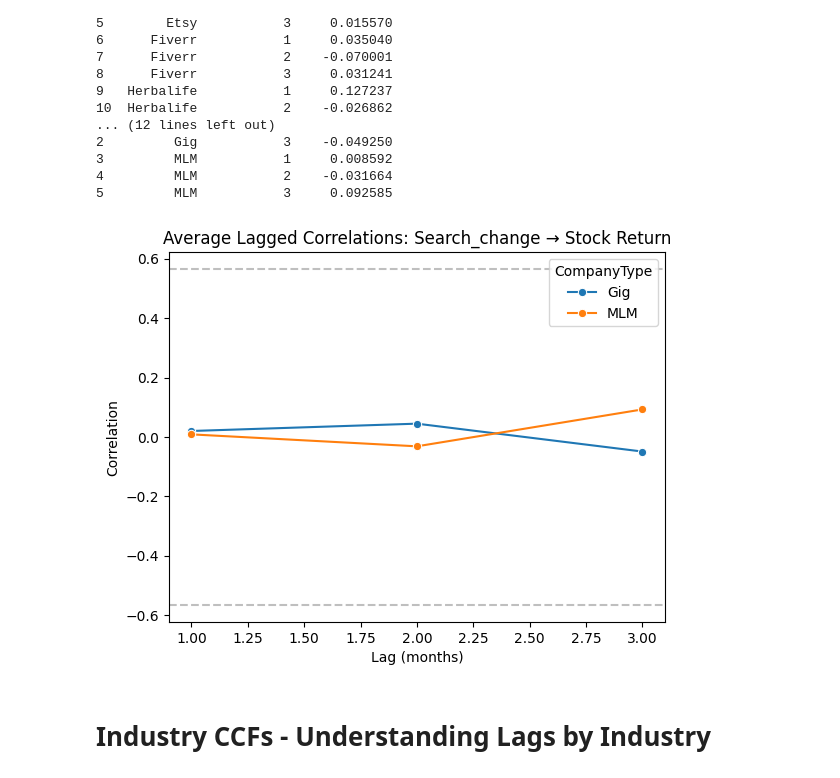
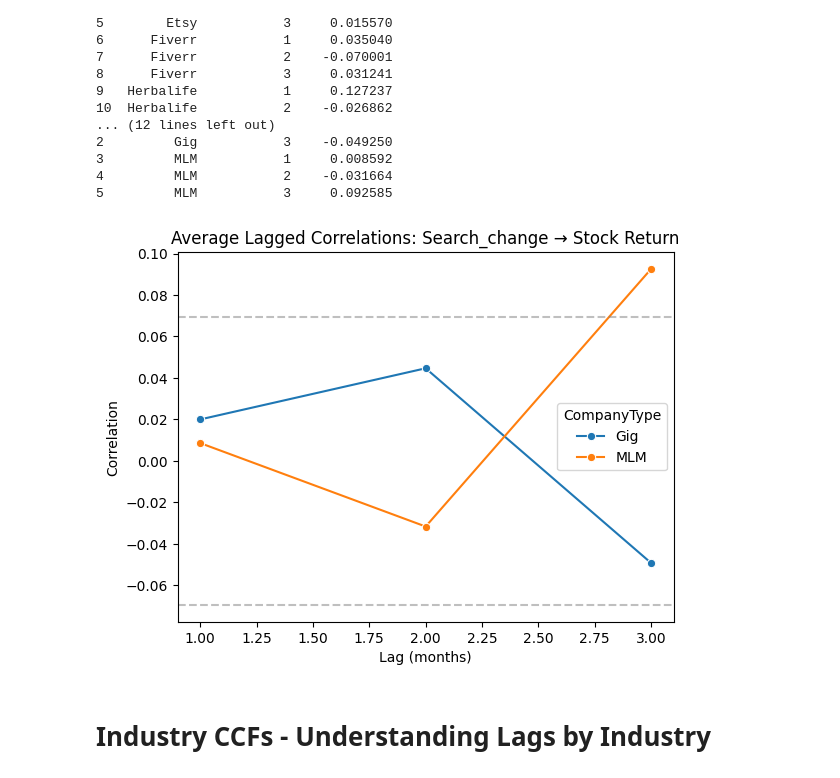
Before and after one commit to milleau98/2026-gig-data-analysis, a Jupyter notebook: notebooks/data-analyses/correlation_analyses.ipynb, the cells around one changed output. Drawn from its saved outputs; the diff is of its cells as text; code cells hidden in the pictures.

```diff
--- a/notebooks/data-analyses/correlation_analyses.ipynb
+++ b/notebooks/data-analyses/correlation_analyses.ipynb
@@ -461,18 +463,18 @@ print(summary_lagged)
 # %%
 # plot lagged results for gig and MLM companies using Google trend data and stock return data
 sns.lineplot(data=summary_lagged, x='lag_months', y='lagged_corr', hue='CompanyType', marker='o')
 plt.title("Average Lagged Correlations: Search_change → Stock Return")
 plt.xlabel("Lag (months)")
 plt.ylabel("Correlation")
 
 # add confidence interval to reduce noise
-n = len(gig_ccf)
+n = df[df['CompanyType'] == 'Gig']['Return'].dropna().shape[0]
 ci = 1.96 / np.sqrt(n)
 plt.axhline(ci, color='gray', linestyle='--', alpha=0.5, label='95% CI')
 plt.axhline(-ci, color='gray', linestyle='--', alpha=0.5)
 plt.show()
 # %% [output]
-[figure, old version]
+[figure, new version]
 # %% [markdown]
 # Industry CCFs - Understanding Lags by Industry
 # %%
```
Also changed, not shown: parts of 3 cells of this notebook.
